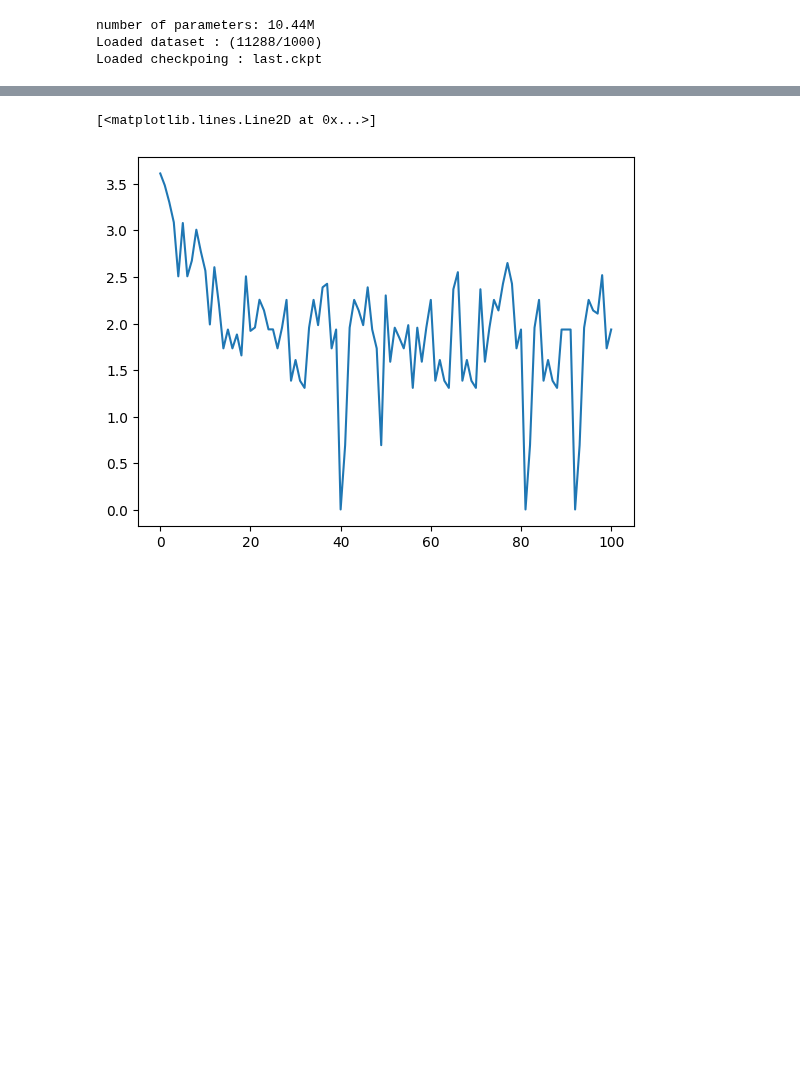
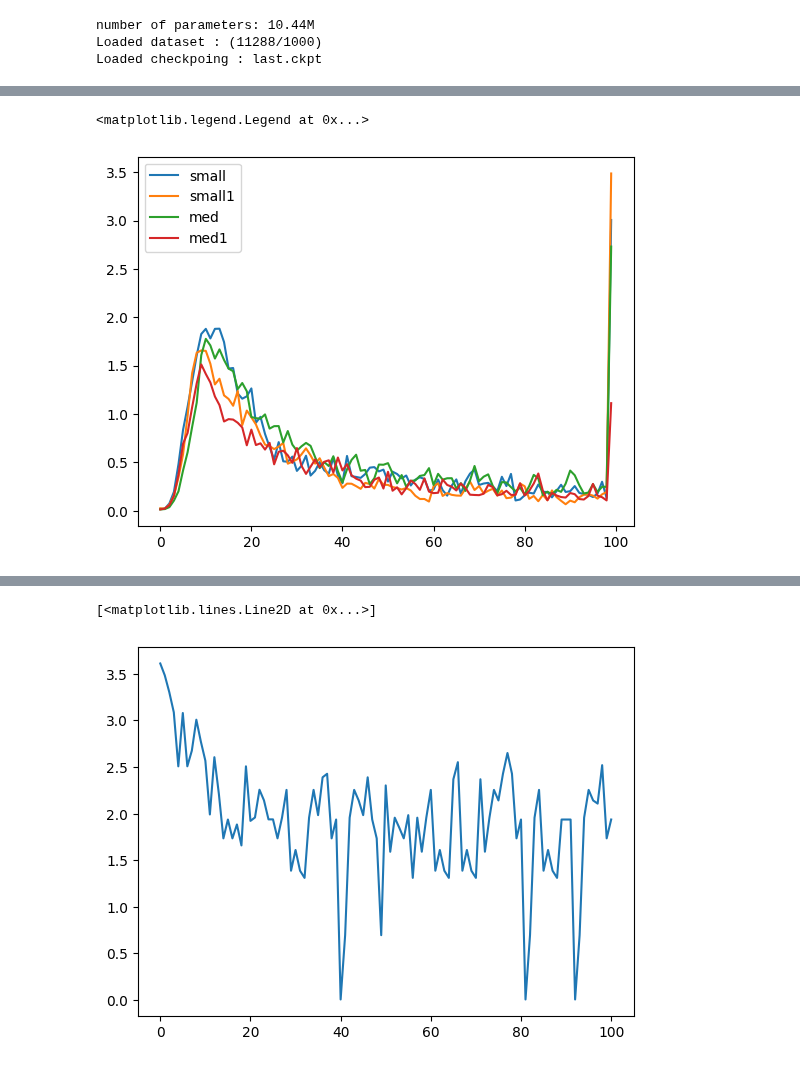
Before and after one commit to leogagnon/latent_control, a Jupyter notebook: notebooks/sandbox.ipynb, the cells around one changed output, grey strips where cells are left out. Saved outputs shown, nothing was run; the diff lists cells and outputs as text; code cells hidden in the pictures; blank space fills up the shorter version.

```diff
--- a/notebooks/sandbox.ipynb
+++ b/notebooks/sandbox.ipynb
@@ -48,0 +87,3 @@ Loaded checkpoing : last.ckpt
+# %%
+task.model.config.ssm_cfg = dict(task.model.config.ssm_cfg)
+task.model.config = PretrainedConfig.from_dict(dataclasses.asdict(task.model.config))
@@ -48,0 +168,7 @@ Loaded checkpoing : last.ckpt
+# %%
+backward_kls = []
+for id in ['small', 'small1', 'med', 'med1']:
+    task = MetaLearningTask(IDS[id])
+    task.to('cuda');
+    res = task.evaluate_pp(samples=100, n_steps=100)
+    backward_kls.append(res['BackwardKL'].mean(0))
@@ -48,0 +188,7 @@ Loaded checkpoing : last.ckpt
+# %%
+for i, label in enumerate(['small', 'small1', 'med', 'med1']):
+    plt.plot(backward_kls[i], label=label)
+plt.legend()
+# %% [output]
+<matplotlib.legend.Legend at 0x...>
+[figure, added]
```
Also changed, not shown: parts of 37 cells of this notebook, 15 other files.
